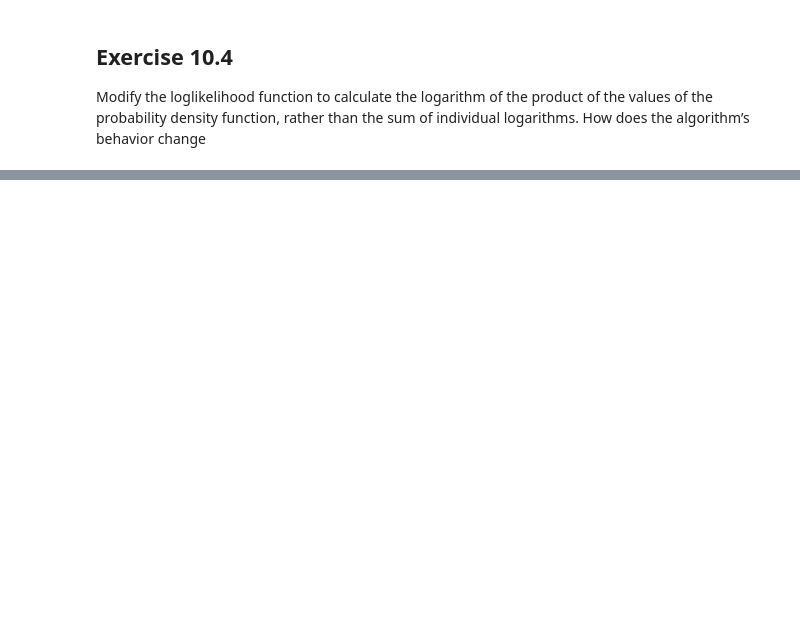
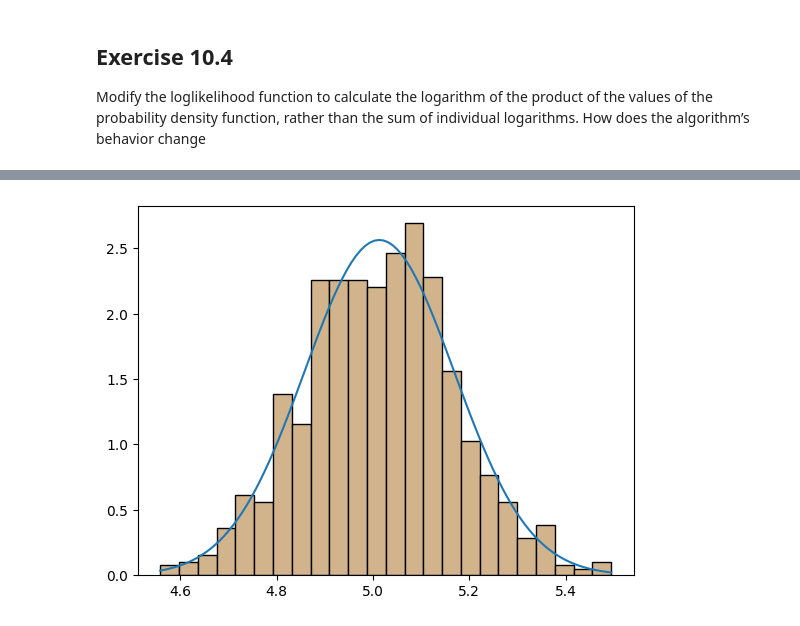
Before and after one commit to CarminatiGiovanni/LaboratorioCalcoloEStatistica, a Jupyter notebook: exercises_10_111223.ipynb, the cells around one changed output, grey strips where cells are left out. Cells and saved outputs as stored; diff of their text form; code cells hidden in the pictures; blank space fills up the shorter version.

```diff
--- a/exercises_10_111223.ipynb
+++ b/exercises_10_111223.ipynb
@@ -82,0 +157,16 @@ Modify the loglikelihood function to calculate the logarithm of the product of t
+# %%
+from mylib.basics import sturges
+def toy(N):
+    true_t0 = 5
+    a,b = 1,10
+    data = rand_expon(true_t0,size=N)
+    return maximum(lambda x: loglikelyhood(exponential_pdf,data,x),a,a + 0.382*(b-a),a + 0.618*(b-a),b)
+
+tau = np.array([toy(1000) for _ in range(1000)])
+
+plt.hist(tau,edgecolor='black',color='tan',bins=sturges(1000), density=True)
+x = np.linspace(min(tau),max(tau),100)
+plt.plot(x,sc.norm.pdf(x,loc=np.mean(tau),scale=np.std(tau)))
+plt.show()
+# %% [output]
+[figure, added]
```
Also changed, not shown: parts of 10 cells of this notebook, 3 other files.
